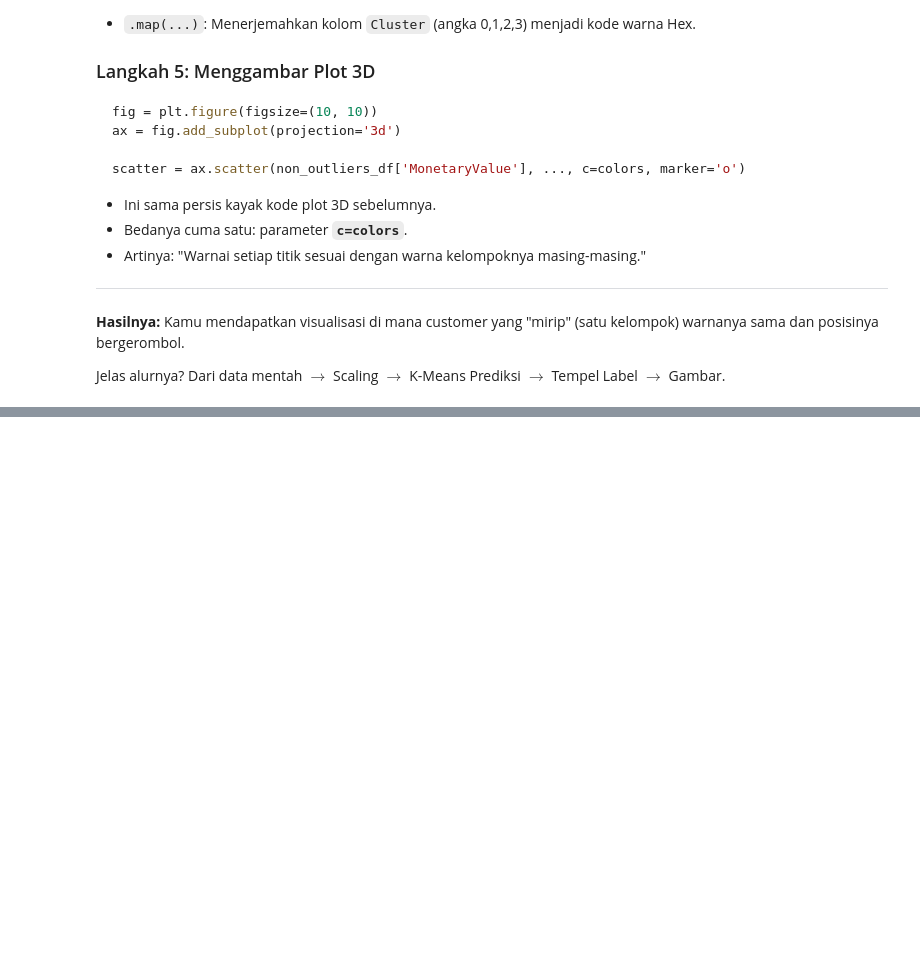
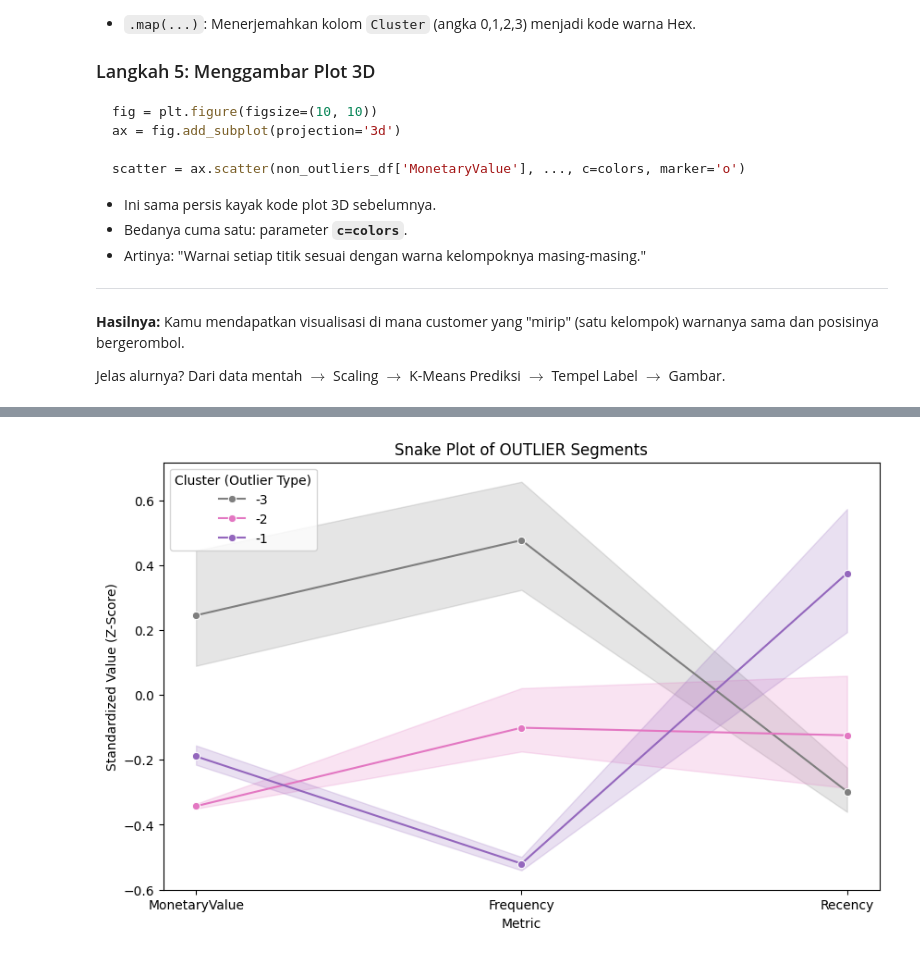
Before and after one commit to Zendin110206/online-retail-customer-segmentation, a Jupyter notebook: notebooks/online-retail-data-clustering.ipynb, the cells around one changed output, grey strips where cells are left out. Saved outputs shown, nothing was run; the diff lists cells and outputs as text; code cells hidden in the pictures; blank space fills up the shorter version.

```diff
--- a/notebooks/online-retail-data-clustering.ipynb
+++ b/notebooks/online-retail-data-clustering.ipynb
@@ -1933,0 +2182,32 @@ Jelas alurnya? Dari data mentah $\to$ Scaling $\to$ K-Means Prediksi $\to$ Tempe
+# %%
+# 1. Scaling Data Outlier
+scaler_outlier = StandardScaler()
+scaled_outliers = scaler_outlier.fit_transform(outlier_clusters_df[["MonetaryValue", "Frequency", "Recency"]])
+
+# 2. Bikin DataFrame hasil scaling
+scaled_outliers_df = pd.DataFrame(scaled_outliers,
+                                  index=outlier_clusters_df.index,
+                                  columns=["MonetaryValue", "Frequency", "Recency"])
+
+# 3. Tempel Label Clusternya (-1, -2, -3)
+scaled_outliers_df['Cluster'] = outlier_clusters_df['Cluster']
+
+# 4. Melt Data (Bentuk Ular)
+snake_melt_outlier = pd.melt(scaled_outliers_df.reset_index(),
+                             id_vars=['Cluster'],
+                             value_vars=['MonetaryValue', 'Frequency', 'Recency'],
+                             var_name='Metric', value_name='Value')
+
+# 5. Gambar!
+# Kita pakai warna khusus biar beda (Ungu, Pink, Abu)
+outlier_palette = {-1: '#9467bd', -2: '#e377c2', -3: '#7f7f7f'}
+
+plt.figure(figsize=(10, 6))
+sns.lineplot(data=snake_melt_outlier, x='Metric', y='Value', hue='Cluster', palette=outlier_palette, marker='o')
+plt.title('Snake Plot of OUTLIER Segments')
+plt.xlabel('Metric')
+plt.ylabel('Standardized Value (Z-Score)')
+plt.legend(title='Cluster (Outlier Type)')
+plt.show()
+# %% [output]
+[figure, added]
```
Also changed, not shown: parts of 16 cells of this notebook.
